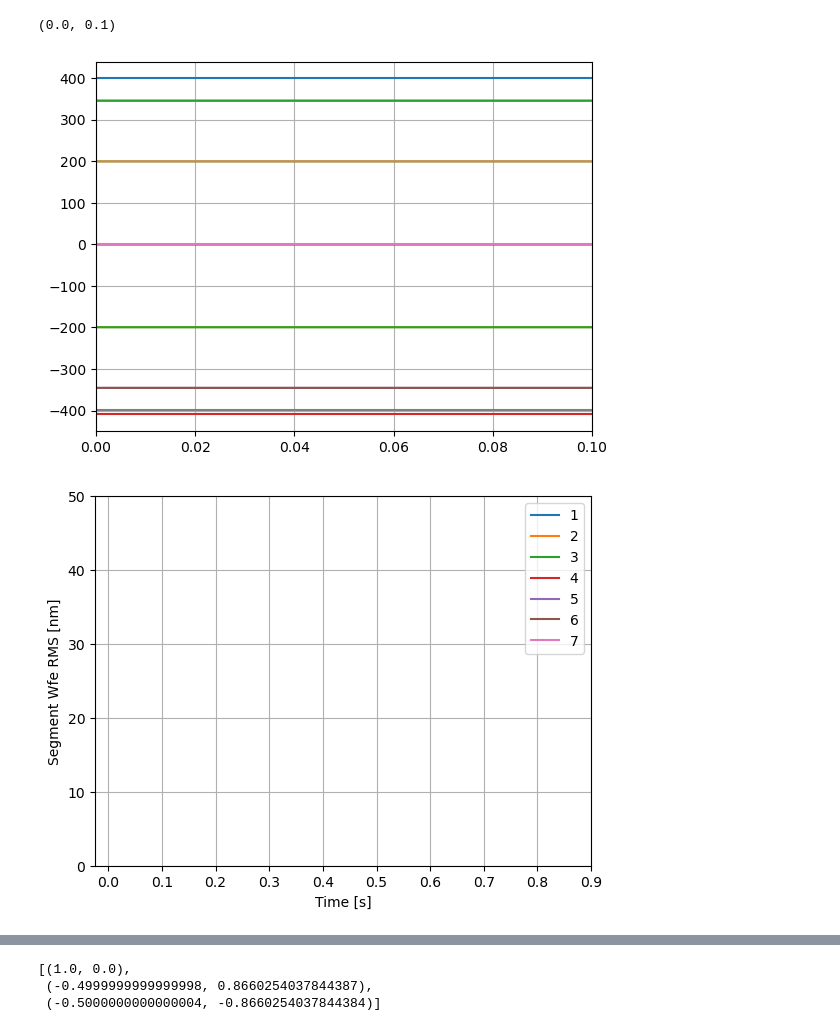
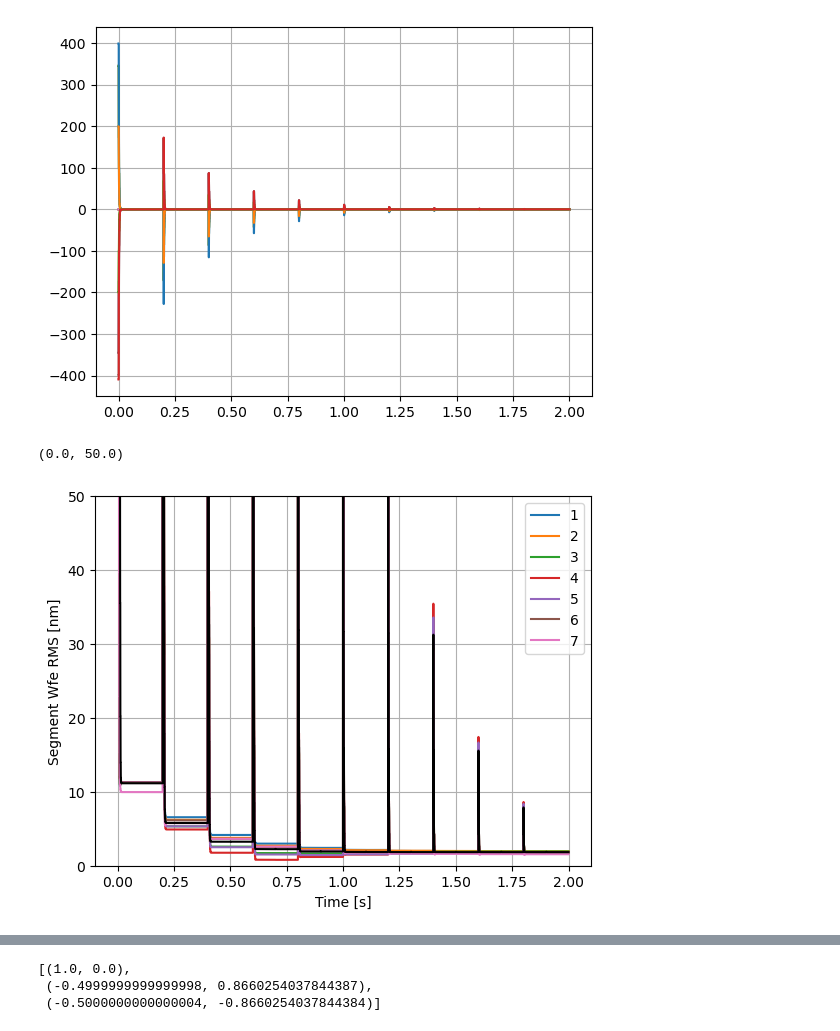
Before and after one commit to rodrigo-romano/dos-actors, a Jupyter notebook: grsim/active-optics/data/ngao.ipynb, the cells around one changed output, grey strips where cells are left out. Saved outputs shown, nothing was run; the diff lists cells and outputs as text; code cells hidden in the pictures.

```diff
--- a/grsim/active-optics/data/ngao.ipynb
+++ b/grsim/active-optics/data/ngao.ipynb
@@ -73,22 +73,22 @@ ax.set_xticks(np.arange(0.99,1,1e-3));
 fig,ax = plt.subplots()
 ax.plot(t,seg_tiptilt,'-')
 ax.grid()
-ax.set_xlim([0,0.1])
+#ax.set_xlim([0,0.1])
 # %% [output]
-(0.0, 0.1)
-[figure, old version]
+[figure, new version]
 # %%
 fig, ax = plt.subplots()
 ax.plot(t, seg_wfe_rms)
 ax.legend(range(1, 8))
 ax.plot(t, wfe_rms,"k")
 ax.grid()
 ax.set_xlabel("Time [s]")
 ax.set_ylabel("Segment Wfe RMS [nm]")
 ax.set_ylim([0,50])
-ax.set_xticks(np.arange(0,1,0.1));
+#ax.set_xticks(np.arange(0,1,0.1));
 # %% [output]
+(0.0, 50.0)
-[figure, old version]
+[figure, new version]
 # %%
 df = pd.read_parquet("agws.parquet")
 df
```
Also changed, not shown: parts of 13 cells of this notebook, 7 other files.
